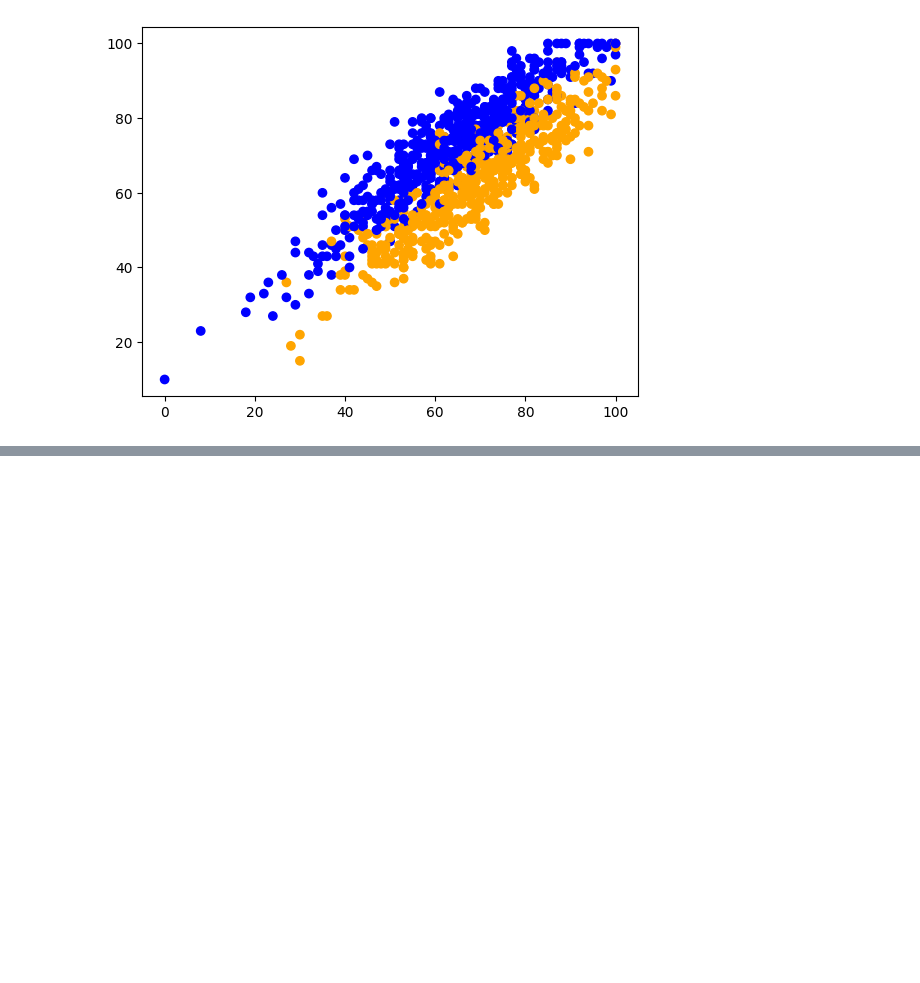
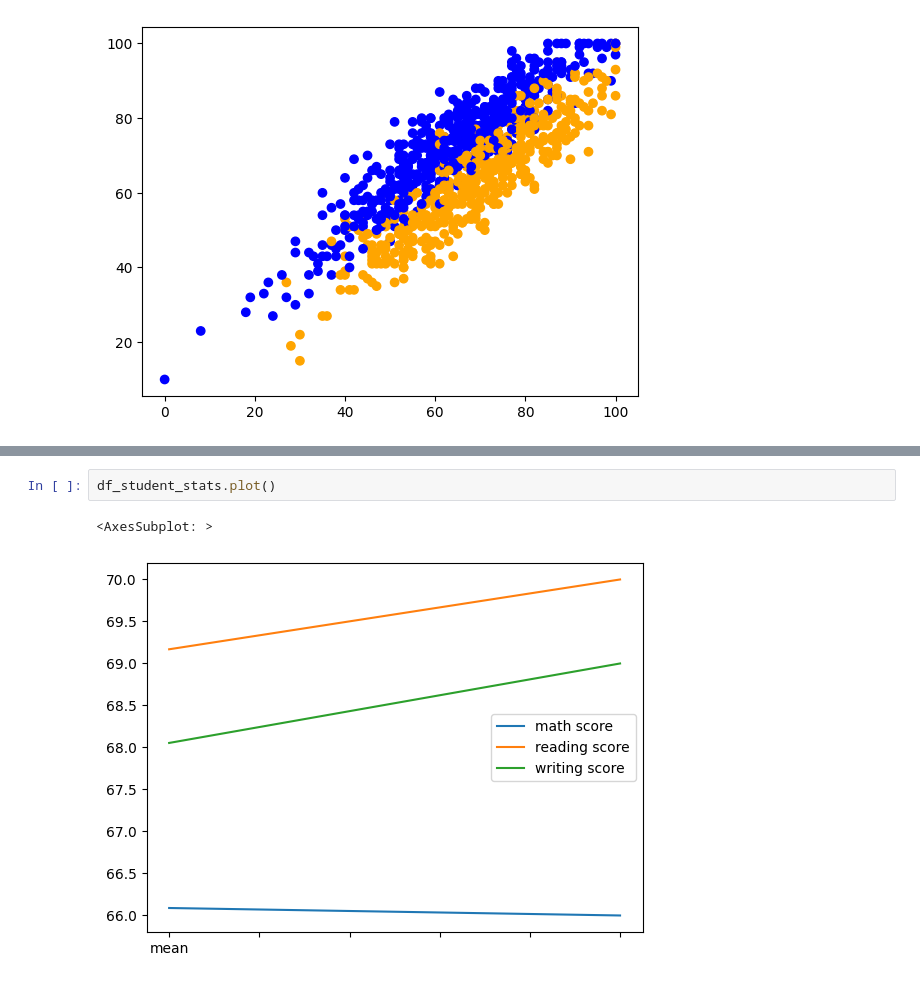
Before and after one commit to predinfer/project-gestalt, a Jupyter notebook: gestalt_1.ipynb, the cells around one changed output, grey strips where cells are left out. Drawn from its saved outputs; the diff is of its cells as text; blank space fills up the shorter version.

```diff
--- a/gestalt_1.ipynb
+++ b/gestalt_1.ipynb
@@ -33,0 +68,5 @@ plt.scatter(df_students['math score'], df_students['writing score'], c=df_studen
+# %%
+df_student_stats.plot()
+# %% [output]
+<AxesSubplot: >
+[figure, added]
```
Also changed, not shown: parts of 4 cells of this notebook.
